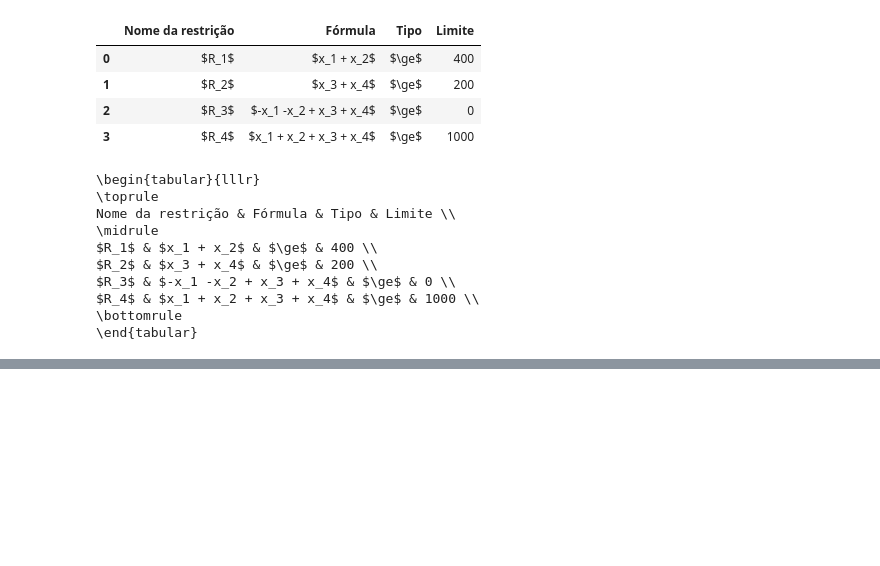
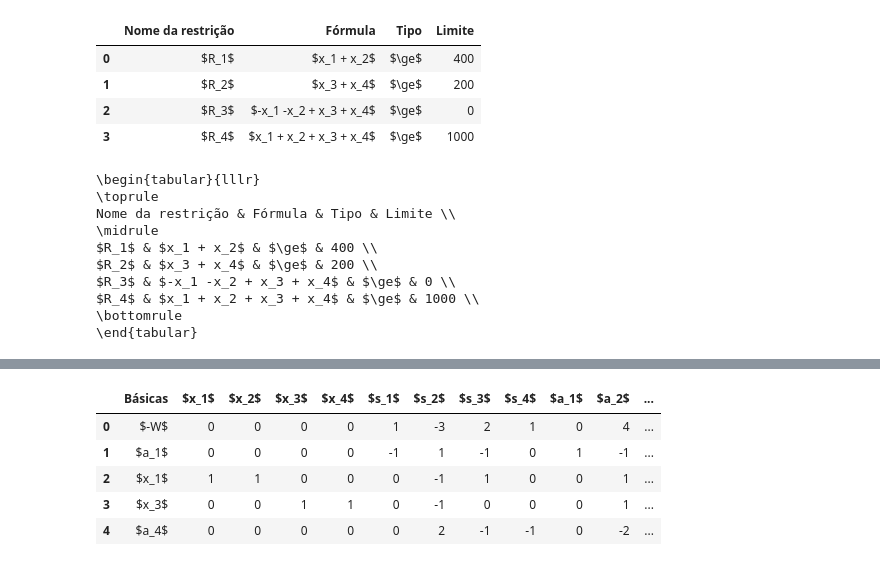
Before and after one commit to henriquempimenta/ProgLin, a Jupyter notebook: pgfs/main.ipynb, the cells around one changed output, grey strips where cells are left out. Cells and saved outputs as stored; diff of their text form; code cells hidden in the pictures; blank space fills up the shorter version.

```diff
--- a/pgfs/main.ipynb
+++ b/pgfs/main.ipynb
@@ -244,0 +295,20 @@ np.int64(-3)
+# %%
+# Coluna 1 é coluna pivô
+# Linha 2 é linha pivô
+
+coefs3 = coefs2.copy()
+coefs3.iloc[2, 1:] /= coefs3.iloc[2, 1]
+coefs3.iloc[0, 1:] -= coefs3.iloc[0, 1] * coefs3.iloc[2, 1:]
+coefs3.iloc[1, 1:] -= coefs3.iloc[1, 1] * coefs3.iloc[2, 1:]
+#coefs3.iloc[2, 1:] -= coefs3.iloc[2, 1] * coefs3.iloc[2, 1:]
+coefs3.iloc[3, 1:] -= coefs3.iloc[3, 1] * coefs3.iloc[2, 1:]
+coefs3.iloc[4, 1:] -= coefs3.iloc[4, 1] * coefs3.iloc[2, 1:]
+coefs3.iloc[2, 0] = '$x_1$'
+coefs3
+# %% [output]
+|  | Básicas | $x_1$ | $x_2$ | $x_3$ | $x_4$ | $s_1$ | $s_2$ | $s_3$ | $s_4$ | $a_1$ | $a_2$ | ... |
+| 0 | $-W$ | 0 | 0 | 0 | 0 | 1 | -3 | 2 | 1 | 0 | 4 | ... |
+| 1 | $a_1$ | 0 | 0 | 0 | 0 | -1 | 1 | -1 | 0 | 1 | -1 | ... |
+| 2 | $x_1$ | 1 | 1 | 0 | 0 | 0 | -1 | 1 | 0 | 0 | 1 | ... |
+| 3 | $x_3$ | 0 | 0 | 1 | 1 | 0 | -1 | 0 | 0 | 0 | 1 | ... |
+| 4 | $a_4$ | 0 | 0 | 0 | 0 | 0 | 2 | -1 | -1 | 0 | -2 | ... |
```
Also changed, not shown: parts of 19 cells of this notebook, 1 other file.
